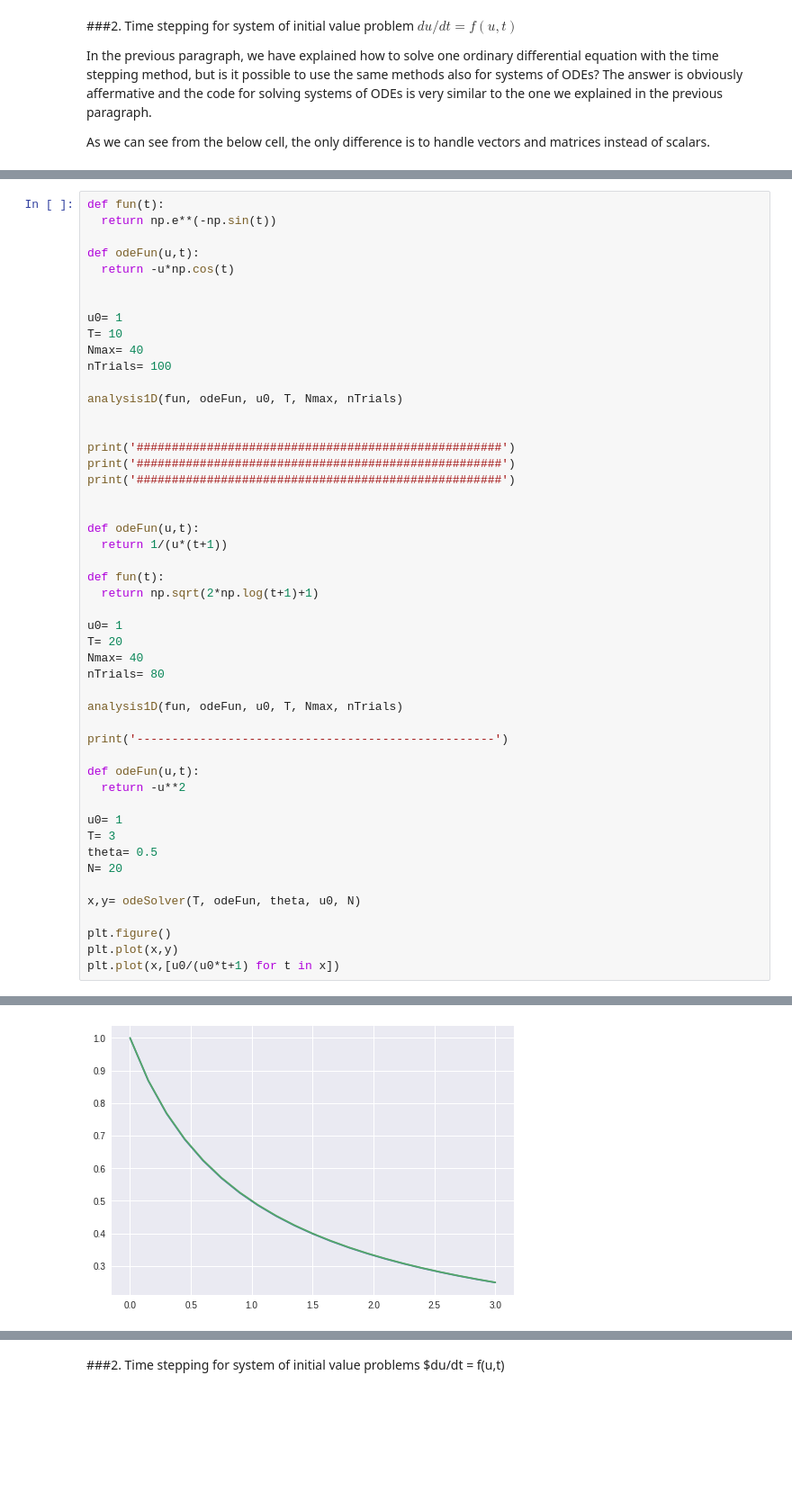
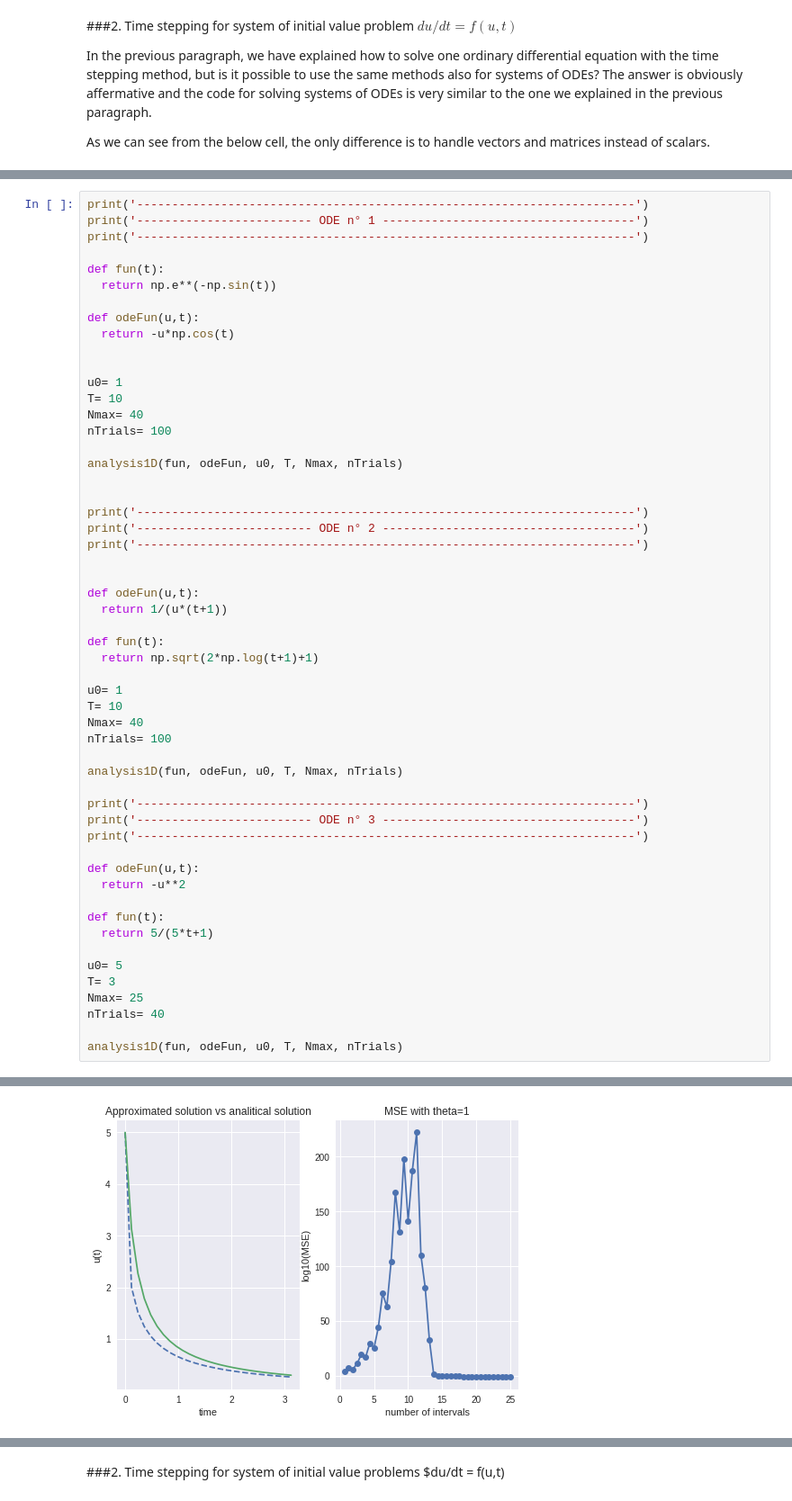
Before and after one commit to johanhoffman/DD2363-VT19, a Jupyter notebook: Lab-5/bozzato_lab5.ipynb, the cells around one changed output, grey strips where cells are left out. Shown at 90% size. Drawn from its saved outputs; the diff is of its cells as text; blank space fills up the shorter version.

```diff
--- a/Lab-5/bozzato_lab5.ipynb
+++ b/Lab-5/bozzato_lab5.ipynb
@@ -462,4 +493,8 @@ def printOutput(t, estU, U):
 # %%
+print('-----------------------------------------------------------------------')
+print('------------------------- ODE n° 1 ------------------------------------')
+print('-----------------------------------------------------------------------')
+
 def fun(t):
   return np.e**(-np.sin(t))
 
@@ -475,9 +510,9 @@ nTrials= 100
 analysis1D(fun, odeFun, u0, T, Nmax, nTrials)
 
 
-print('####################################################')
-print('####################################################')
-print('####################################################')
+print('-----------------------------------------------------------------------')
+print('------------------------- ODE n° 2 ------------------------------------')
+print('-----------------------------------------------------------------------')
 
 
 def odeFun(u,t):
@@ -487,25 +522,26 @@ def fun(t):
   return np.sqrt(2*np.log(t+1)+1)
 
 u0= 1
-T= 20
+T= 10
 Nmax= 40
-nTrials= 80
+nTrials= 100
 
 analysis1D(fun, odeFun, u0, T, Nmax, nTrials)
 
-print('---------------------------------------------------')
+print('-----------------------------------------------------------------------')
+print('------------------------- ODE n° 3 ------------------------------------')
+print('-----------------------------------------------------------------------')
 
 def odeFun(u,t):
   return -u**2
 
-u0= 1
+def fun(t):
+  return 5/(5*t+1)
+
+u0= 5
 T= 3
-theta= 0.5
-N= 20
+Nmax= 25
+nTrials= 40
 
-x,y= odeSolver(T, odeFun, theta, u0, N)
-
-plt.figure()
-plt.plot(x,y)
-plt.plot(x,[u0/(u0*t+1) for t in x])
+analysis1D(fun, odeFun, u0, T, Nmax, nTrials)
 # %% [output]
@@ -523 +563 @@ plt.plot(x,[u0/(u0*t+1) for t in x])
-[figure, old version]
+[figure, new version]
```
Also changed, not shown: parts of 8 cells of this notebook.
